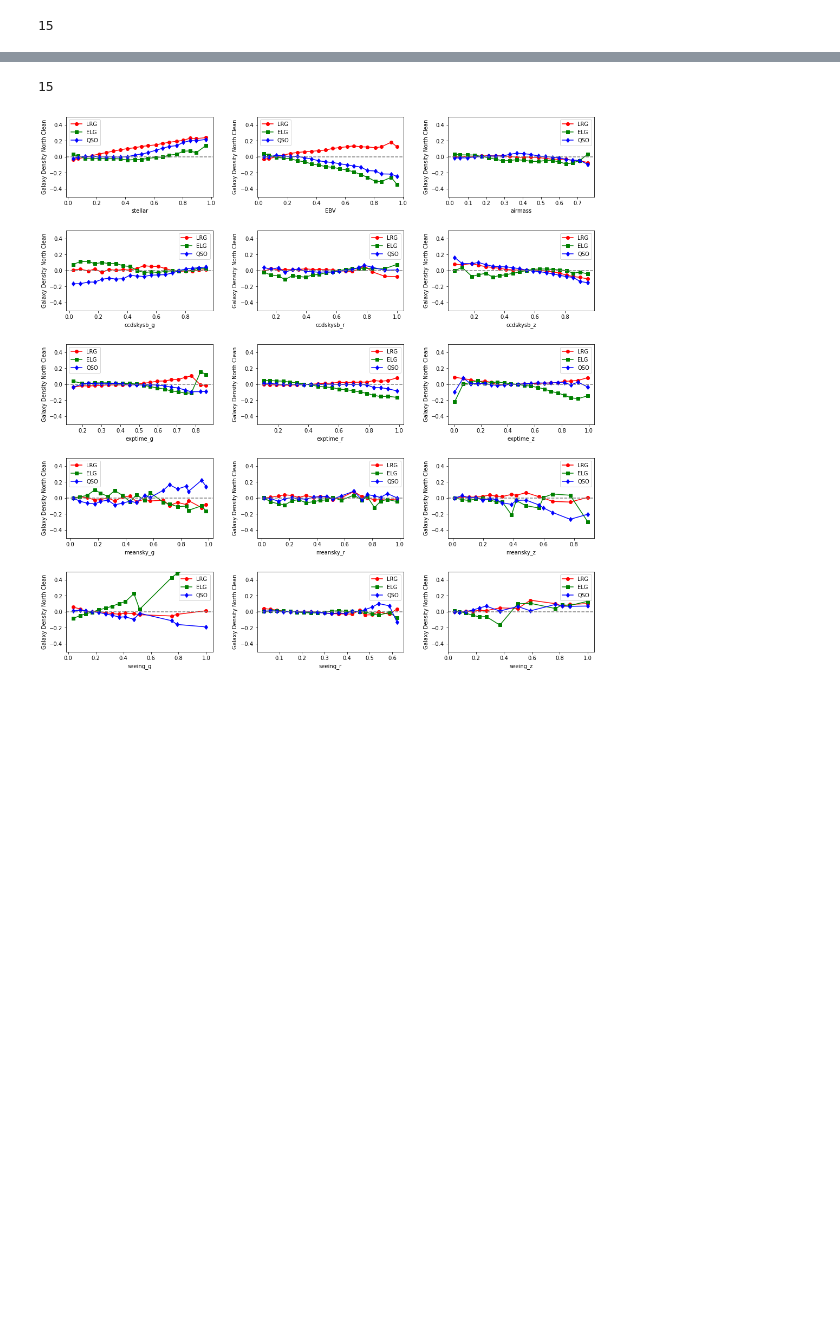
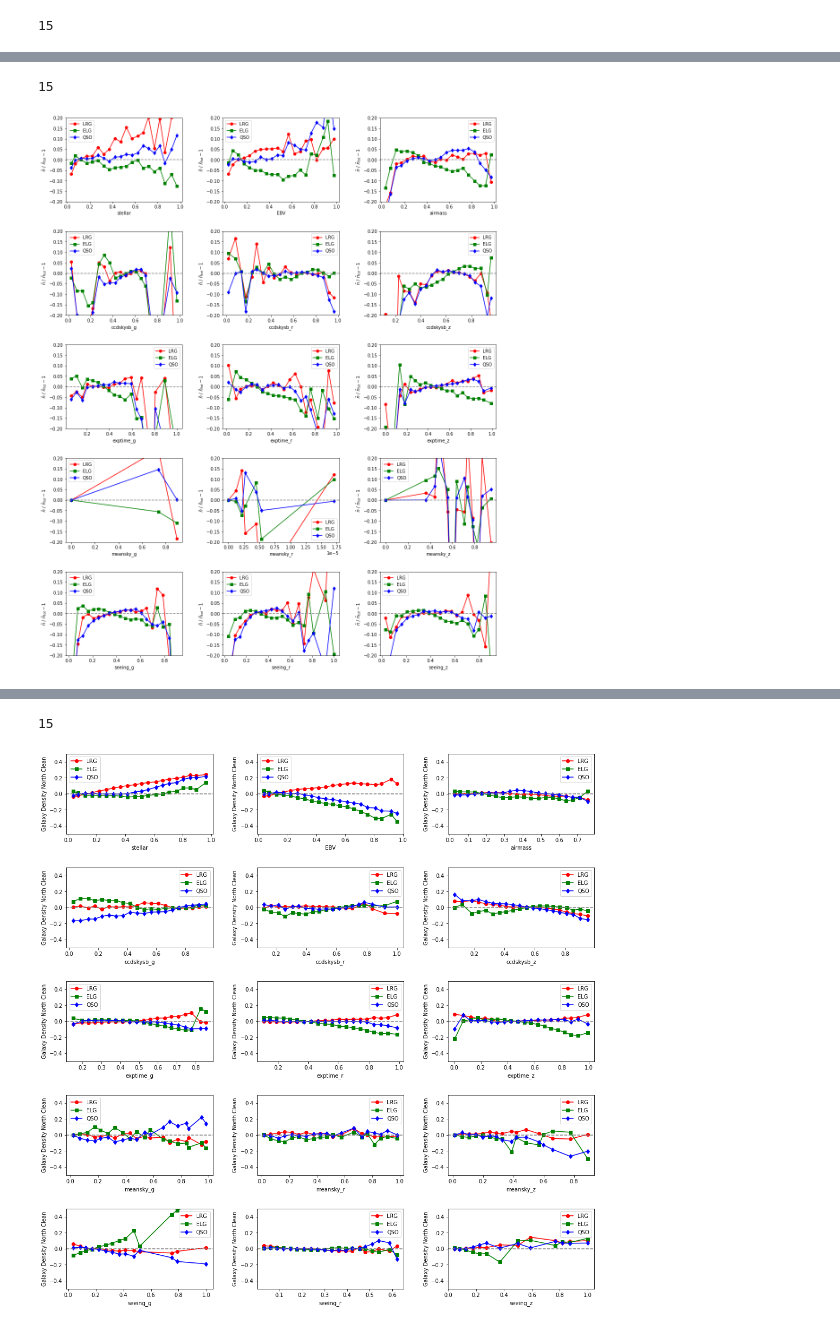
Before and after one commit to elleggert/astrostatistics, a Jupyter notebook: models/regression/kit_geo_regression.ipynb, the cells around one changed output, grey strips where cells are left out. Saved outputs shown, nothing was run; the diff lists cells and outputs as text; code cells hidden in the pictures; blank space fills up the shorter version.

```diff
--- a/models/regression/kit_geo_regression.ipynb
+++ b/models/regression/kit_geo_regression.ipynb
@@ -228,0 +286,45 @@ plt.show()
+# %%
+df_test_south['lrg_density'] = (df_test_south['lrg']/df_test_south.lrg.mean()) - 1
+df_test_south['elg_density'] = (df_test_south['elg']/df_test_south.elg.mean()) - 1
+df_test_south['qso_density'] = (df_test_south['qso']/df_test_south.qso.mean()) - 1
+df_test_south['lrg_lin_density'] = (df_test_south['lrg_lin']/df_test_south.lrg.mean()) - 1
+df_test_south['elg_lin_density'] = (df_test_south['elg_lin']/df_test_south.elg.mean()) - 1
+df_test_south['qso_lin_density'] = (df_test_south['qso_lin']/df_test_south.qso.mean()) - 1
+area = "south"
+print(len(col))
+nrows = 5
+ncols = 3
+fig, ax = plt.subplots(nrows=nrows, ncols=ncols, figsize=(15,18))
+#plt.title("Raw Test Set Systematics Dependency - North")
+#fig = plt.figure()
+i = 0
+for ax in ax.flatten():
+    x_label = col[i]
+    df_test_south['bin'] = pd.cut(df_test_south[x_label], bins=20, labels=False, duplicates='drop', include_lowest=True)
+    #df_test_south['bin'] = pd.qcut(df_test_south[x_label], q=15, labels=False, duplicates='drop')
+
+    grouped = df_test_south.groupby('bin')
+    x = grouped[x_label].mean()
+    lrg = grouped['lrg_density'].mean()
+    elg = grouped['elg_density'].mean()
+    qso = grouped['qso_density'].mean()
+
+    plt.axes(ax)
+    plt.plot(x,lrg, c='red', marker='o', label="LRG")
+    plt.plot(x, elg, c='green', marker='s', label="ELG")
+    plt.plot(x, qso, c='blue', marker='d', label="QSO")
+    plt.axhline(y=0, color='gray', linestyle='--')
+    plt.ylim([-0.2, 0.2])
+    plt.xlabel(x_label)
+    plt.ylabel(r'$\bar n \  / \  \bar n_{tot} - 1 $')
+    plt.legend()
+
+    i += 1
+
+#plt.suptitle("Impact of Imaging Systematics on Galaxy Density - North")
+fig.tight_layout(pad=3.0)
+#plt.savefig(f"report_fig/{area}_sys_test.eps", bbox_inches='tight', format='eps', dpi=1200)
+plt.show()
+# %% [output]
+15
+[figure, added]
```
Also changed, not shown: parts of 12 cells of this notebook.
